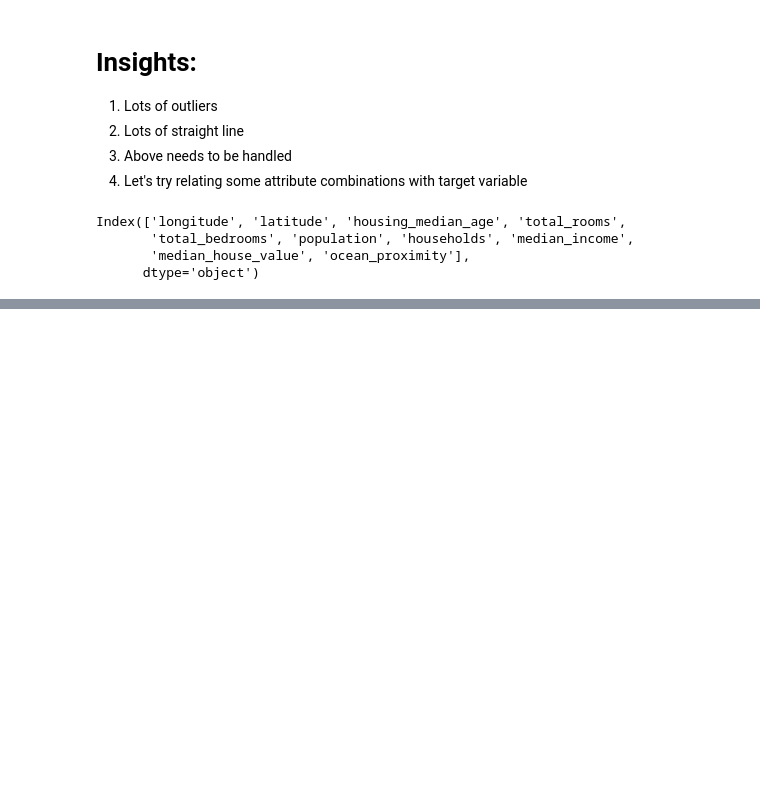
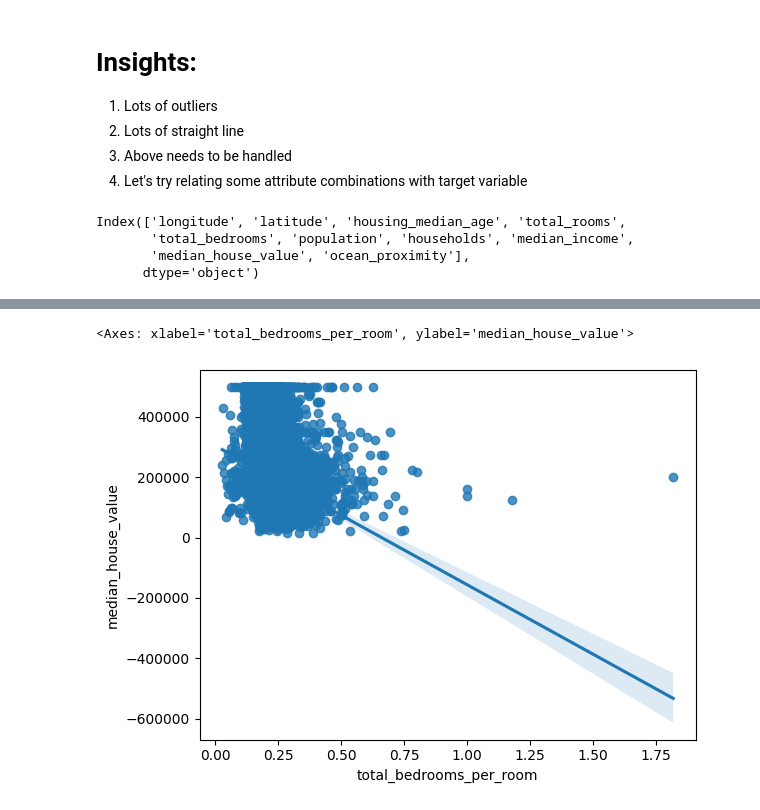
Before and after one commit to Nimish-nks/HousingProject, a Jupyter notebook: notebook/EDA.ipynb, the cells around one changed output, grey strips where cells are left out. Cells and saved outputs as stored; diff of their text form; code cells hidden in the pictures; blank space fills up the shorter version.

```diff
--- a/notebook/EDA.ipynb
+++ b/notebook/EDA.ipynb
@@ -356,0 +417,5 @@ Index(['longitude', 'latitude', 'housing_median_age', 'total_rooms',
+# %%
+sns.regplot(x='total_bedrooms_per_room',y='median_house_value',data= df)
+# %% [output]
+<Axes: xlabel='total_bedrooms_per_room', ylabel='median_house_value'>
+[figure, added]
```
Also changed, not shown: parts of 16 cells of this notebook.
